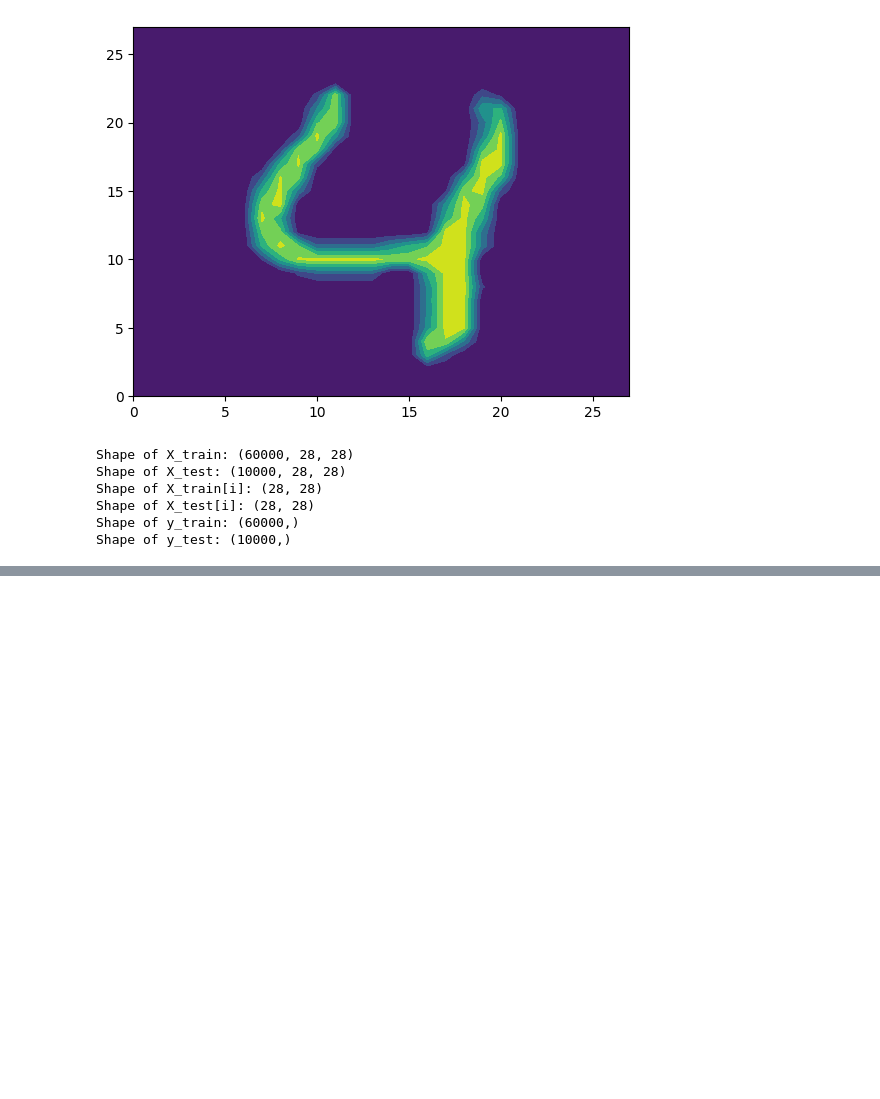
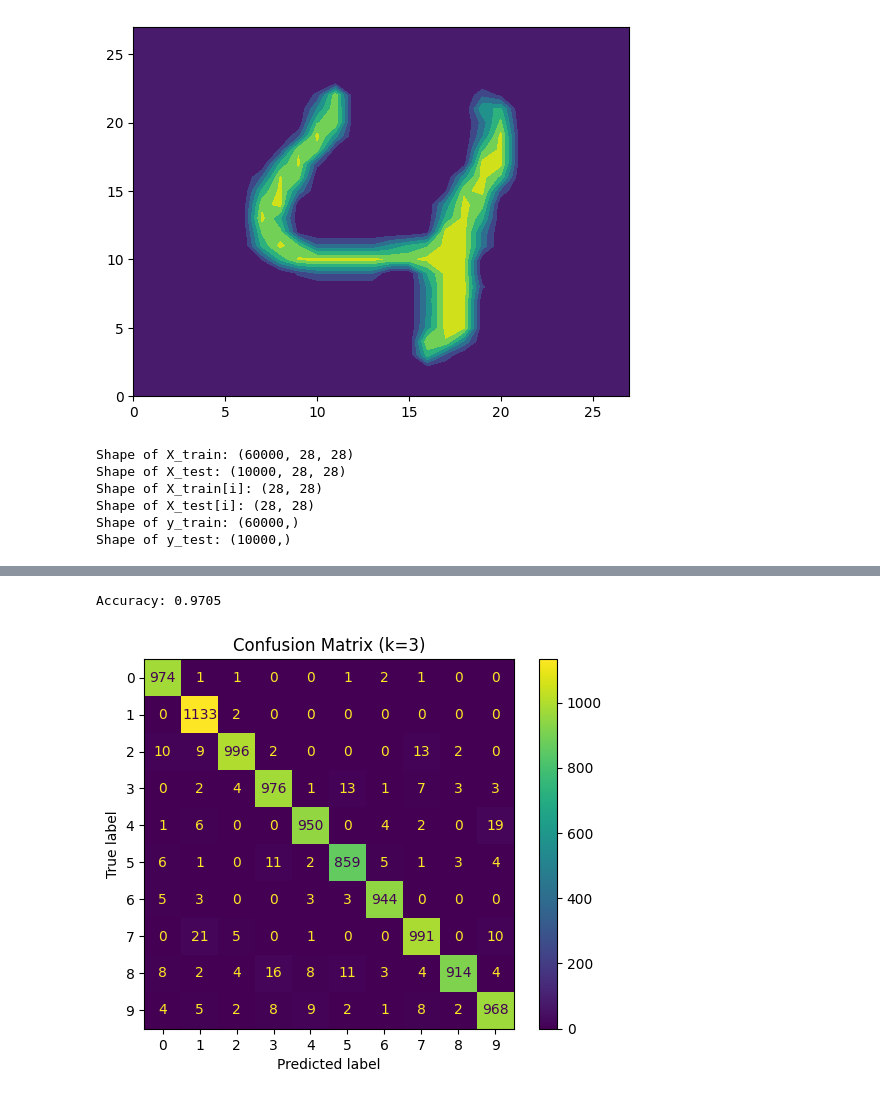
Before and after one commit to dylanmulieri/KNN, a Jupyter notebook: lab/lab.ipynb, the cells around one changed output, grey strips where cells are left out. Cells and saved outputs as stored; diff of their text form; code cells hidden in the pictures; blank space fills up the shorter version.

```diff
--- a/lab/lab.ipynb
+++ b/lab/lab.ipynb
@@ -182,13 +182,12 @@ Use Numpy's .reshape() method to covert the training and testing data from a mat
 So, X_test[index].reshape((1,784)) will convert the index-th element of X_test into a 28×28=784-length row vector of values, rather than a matrix.
 Turn X_train into an N×784 matrix X that is suitable for scikit-learn's kNN classifier where N is the number of observations and 784=28∗28 (you could use, for example, a for loop).
 '''
+# Reshape X_train
+X_train_reshaped = X_train.reshape(X_train.shape[0], 784)
 
-# Reshape X_train from (num_samples, 28, 28) to (num_samples, 784)
-X_train_reshaped = X_train.reshape(X_train.shape[0], -1)
+# Reshape X_test
+X_test_reshaped = X_test.reshape(X_test.shape[0], 784)
 
-# Reshape X_test from (num_samples, 28, 28) to (num_samples, 784)
-X_test_reshaped = X_test.reshape(X_test.shape[0], -1)
-
-print(f"Shape of X_train after reshaping: {X_train_reshaped.shape}")
-print(f"Shape of X_test after reshaping: {X_test_reshaped.shape}")
+print(f"Shape of X_train_reshaped: {X_train_reshaped.shape}")
+print(f"Shape of X_test_reshaped: {X_test_reshaped.shape}")
 # %% [output]
@@ -196,0 +241,31 @@ Shape of X_test after reshaping: (10000, 784)
+# %%
+# 5
+# For the optimal number of neighbors, how well does your predictor perform on the test set? Report the accuracy, compute a confusion matrix, and explain your findings.
+
+# Import additional packages
+from sklearn.metrics import confusion_matrix, ConfusionMatrixDisplay
+
+# Train final model with optimal k
+final_model = KNeighborsClassifier(n_neighbors=optimal_k)
+final_model.fit(X_train_reshaped, y_train)
+y_pred = final_model.predict(X_test_reshaped)
+
+# Accuracy
+print(f"Accuracy: {accuracy_score(y_test, y_pred):.4f}")
+
+# Confusion matrix
+cm = confusion_matrix(y_test, y_pred)
+disp = ConfusionMatrixDisplay(confusion_matrix=cm, display_labels=range(10))
+disp.plot()
+plt.title(f"Confusion Matrix (k={optimal_k})")
+plt.show()
+
+# Explanation
+'''
+Generally, the model is extremely accurate at k=3, with an accuracy of 97.05%.
+The confusion matrix does not appear to reveal any significant patterns in where the model was making mistakes.
+The model was most accurate at predicting a value of 1, with 1133 correct predictions and only 2 incorrect predictions (both predicted as 2).
+'''
+# %% [output]
+Accuracy: 0.9705
+[figure, added]
```
Also changed, not shown: parts of 4 cells of this notebook.
